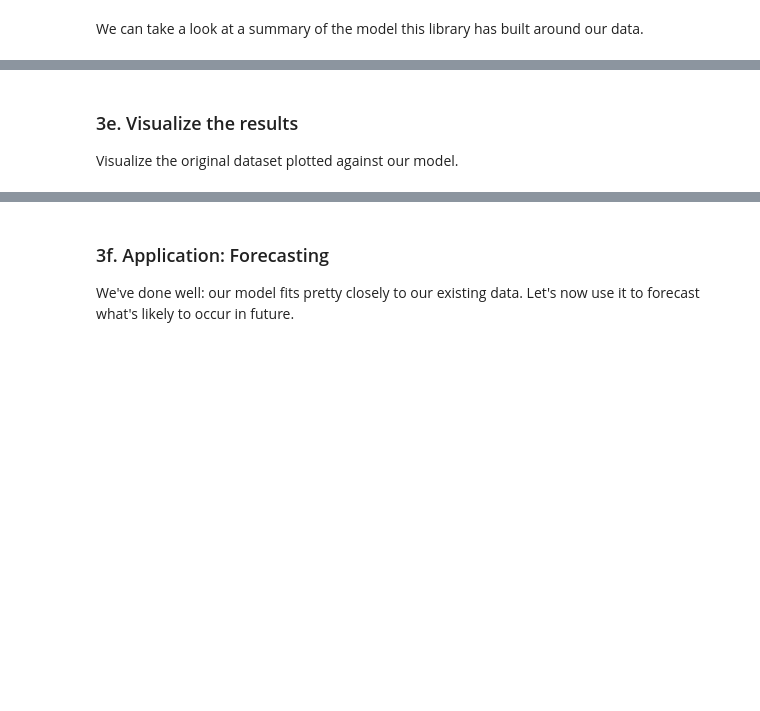
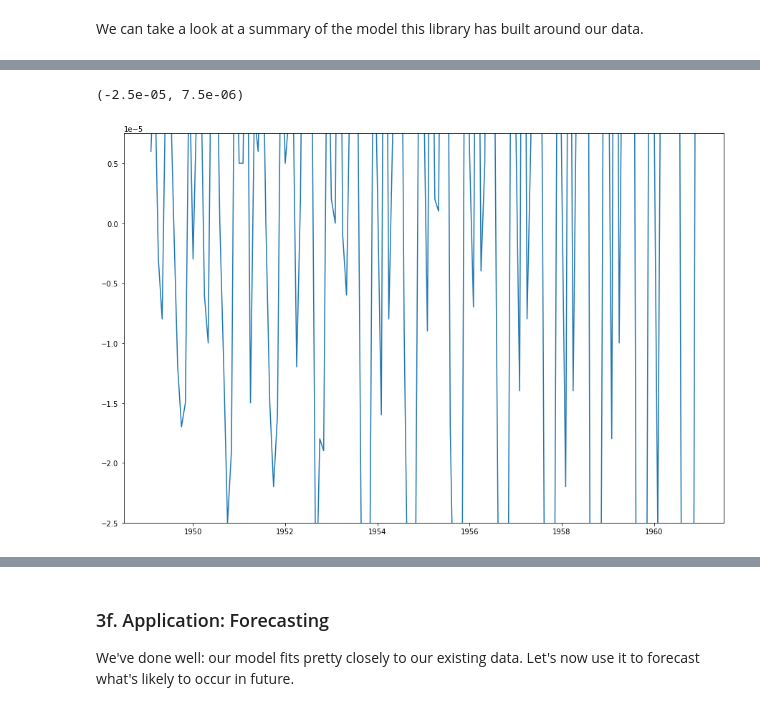
Before and after one commit to devrj12/Springboard, a Jupyter notebook: 1585014009_Cowboys_CigrettesCaseStudy/Cowboys&CigrettesCaseStudy/Cowboy Cigarettes Case Study - Tier 3.ipynb, the cells around one changed output, grey strips where cells are left out. Cells and saved outputs as stored; diff of their text form; code cells hidden in the pictures; blank space fills up the shorter version.

```diff
--- a/1585014009_Cowboys_CigrettesCaseStudy/Cowboys&CigrettesCaseStudy/Cowboy Cigarettes Case Study - Tier 3.ipynb
+++ b/1585014009_Cowboys_CigrettesCaseStudy/Cowboys&CigrettesCaseStudy/Cowboy Cigarettes Case Study - Tier 3.ipynb
@@ -395,7 +403,3 @@ SARIMAX Results
 Warnings:
 [1] Covariance matrix calculated using the outer product of gradients (complex-step).
 [2] Covariance matrix is singular or near-singular, with condition number 9.54e+35. Standard errors may be unstable.
-# %% [markdown]
-### 3e. Visualize the results
-
-Visualize the original dataset plotted against our model.
@@ -402 +410,9 @@ Visualize the original dataset plotted against our model.
+# %%
+plt.figure(figsize=(15,10))
+plt.plot(y_log.diff())
+#plt.plot(model_fit.predict(), color = 'red')
+plt.ylim([-0.000025,0.0000075])
+# %% [output]
+(-2.5e-05, 7.5e-06)
+[figure, added]
 # %%
```
Also changed, not shown: parts of 4 cells of this notebook.
